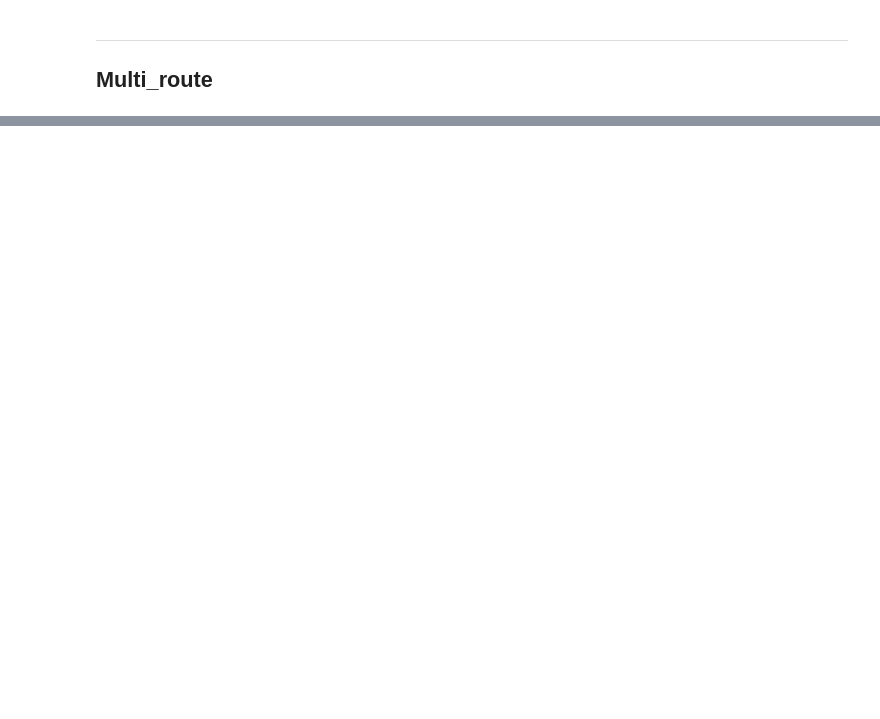
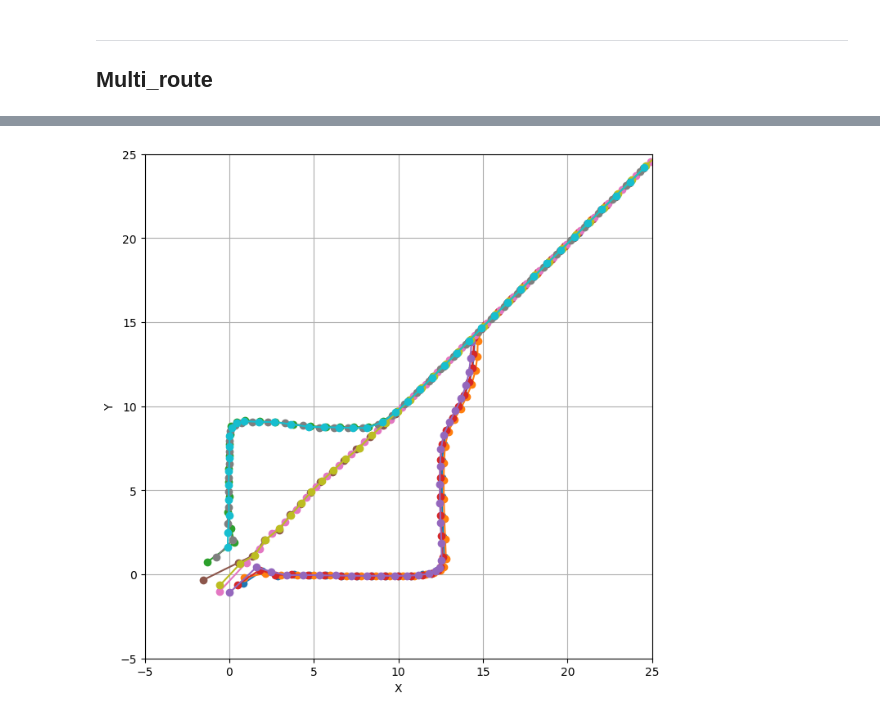
Before and after one commit to zipping-suger/MultiModLearn, a Jupyter notebook: note.ipynb, the cells around one changed output, grey strips where cells are left out. Cells and saved outputs as stored; diff of their text form; code cells hidden in the pictures; blank space fills up the shorter version.

```diff
--- a/note.ipynb
+++ b/note.ipynb
@@ -1409,0 +1478,44 @@ plt.show()
+# %%
+# write a function to generate a trajectory using the generator
+def generate_trajectory(generator, start_obs, num_steps):
+    current_obs = start_obs
+    trajectory = [current_obs.squeeze().cpu().detach().numpy()]
+
+    for _ in range(num_steps):
+        # Draw noise samples
+        z = torch.randn(1, generator.latent_size).to(device)
+
+        # Generate fake samples
+        fake_y_target = generator(z, current_obs)
+
+        # Update the observation
+        current_obs = current_obs + fake_y_target
+
+        # Append to the trajectory
+        trajectory.append(current_obs.squeeze().cpu().detach().numpy())
+
+    return np.array(trajectory)
+
+# Generate N trajectory around start_obs and plot it
+N = 10
+num_steps = 40
+start_obs = torch.tensor([[0,0]], dtype=torch.float32).to(device)
+trajectories = []
+
+for _ in range(N):
+    jittered_start_obs = start_obs + 1 * torch.randn_like(start_obs)
+    trajectory = generate_trajectory(ebgan_generator, jittered_start_obs, num_steps)
+    trajectories.append(trajectory)
+
+# Plot the generated trajectories
+plt.figure(figsize=(8, 8))
+for trajectory in trajectories:
+    plt.plot(trajectory[:, 0], trajectory[:, 1], marker='o')
+plt.xlim(-5, 25)
+plt.ylim(-5, 25)
+plt.xlabel('X')
+plt.ylabel('Y')
+plt.grid()
+plt.show()
+# %% [output]
+[figure, added]
```
Also changed, not shown: parts of 11 cells of this notebook.
